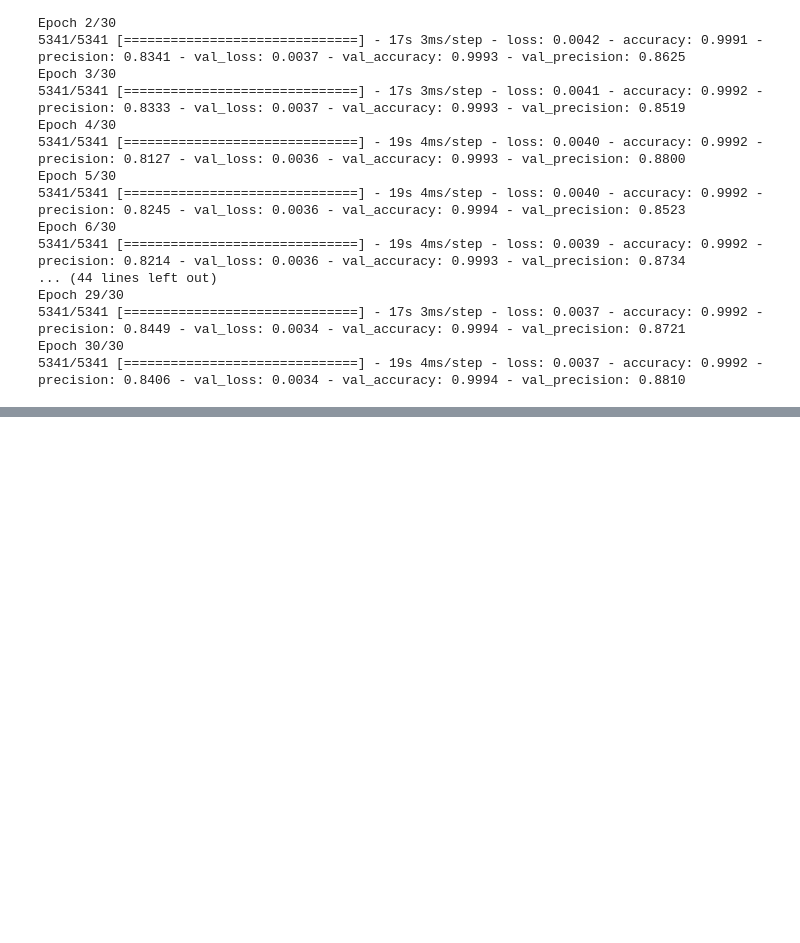
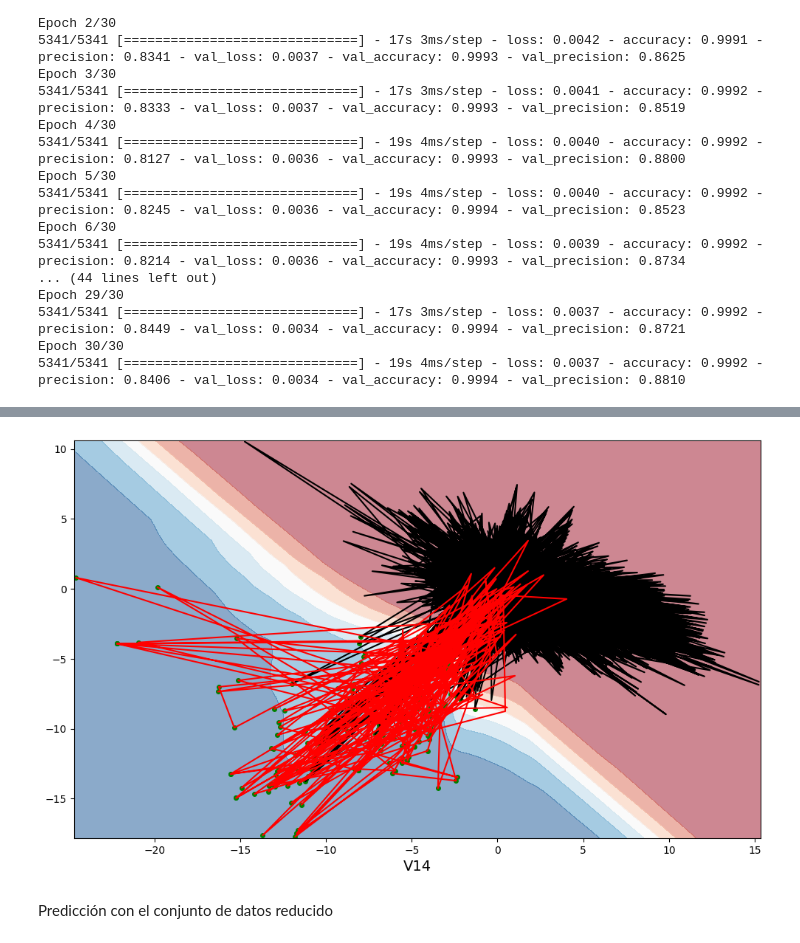
Before and after one commit to LuisPerdomo123/Inteligencia-Computacional, a Jupyter notebook: Classification_MLP_Caso_Practico_II.ipynb, the cells around one changed output, grey strips where cells are left out. Saved outputs shown, nothing was run; the diff lists cells and outputs as text; code cells hidden in the pictures; blank space fills up the shorter version.

```diff
--- a/Classification_MLP_Caso_Practico_II.ipynb
+++ b/Classification_MLP_Caso_Practico_II.ipynb
@@ -250,0 +280,3 @@ Epoch 30/30
+# %%
+# Predicción con el conjunto de datos de entenamiento
+y_pred = model.predict(X_train_reduced).round(0)
@@ -250,0 +285,6 @@ Epoch 30/30
+# %%
+plt.figure(figsize=(12, 7))
+plt.plot(X_train_reduced[y_pred==1]["V10"], X_train_reduced[y_pred==1]["V14"], 'go', markersize=4)
+plot_ann_decision_boundary(X_train_reduced.values, y_train, model)
+plt.show()
+# %% [output]
@@ -250,0 +292,3 @@ Epoch 30/30
+[figure, added]
+# %% [markdown]
+Predicción con el conjunto de datos reducido
```
Also changed, not shown: parts of 8 cells of this notebook.
